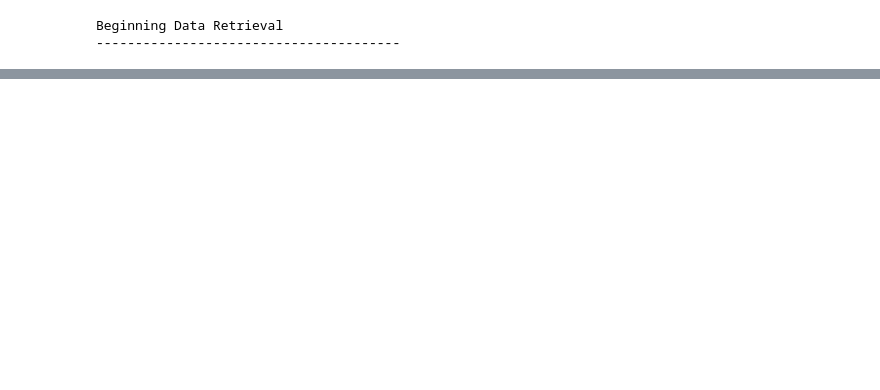
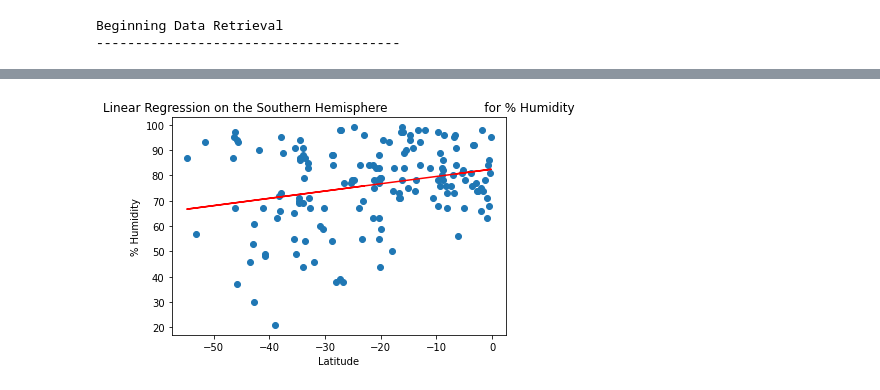
Before and after one commit to jarney99/World_Weather_Analysis, a Jupyter notebook: WeatherPy.ipynb, the cells around one changed output, grey strips where cells are left out. Drawn from its saved outputs; the diff is of its cells as text; code cells hidden in the pictures; blank space fills up the shorter version.

```diff
--- a/WeatherPy.ipynb
+++ b/WeatherPy.ipynb
@@ -316,11 +394,13 @@ plot_linear_regression(x_values, y_values,
 # %%
 # Linear regression on the Southern Hemisphere
 x_values = southern_hemi_df["Lat"]
 y_values = southern_hemi_df["Humidity"]
 # Call the function.
 plot_linear_regression(x_values, y_values,
-                       'Linear Regression on the Southern Hemisphere \n
+                       'Linear Regression on the Southern Hemisphere \
                         for % Humidity', '% Humidity',(-50,15))
+# %% [output]
+[figure, added]
 # %%
 # Linear regression on the Northern Hemisphere
 x_values = northern_hemi_df["Lat"]
```
Also changed, not shown: parts of 21 cells of this notebook, 40 other files.
